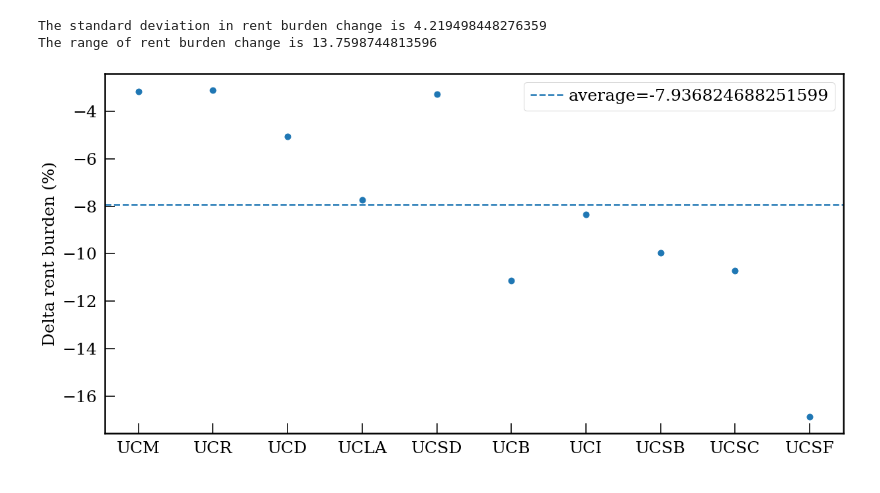
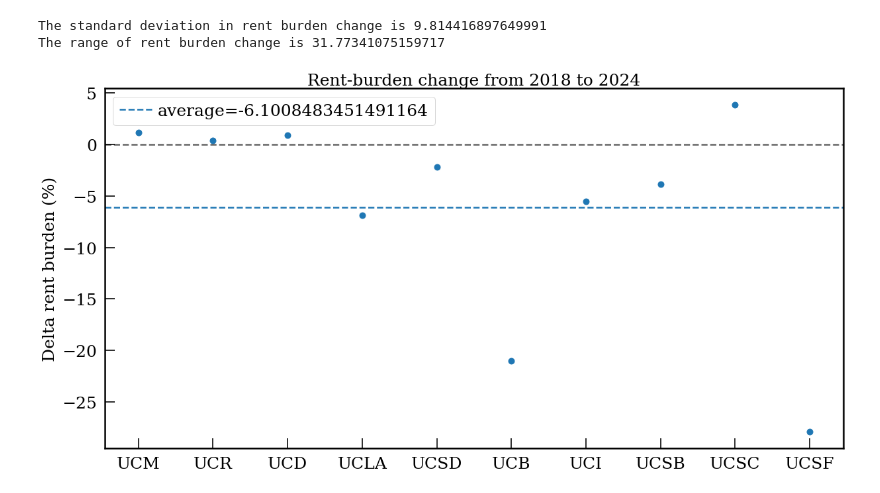
Before and after one commit to NeotenicPrimate/UawAnalysis, a Jupyter notebook: analysis/wages_report/analysis.ipynb, the cells around one changed output. Cells and saved outputs as stored; diff of their text form; code cells hidden in the pictures.

Commit message:
Updates for 12/15 mediated proposal
Updates for 12/15 mediated proposal

```diff
--- a/analysis/wages_report/analysis.ipynb
+++ b/analysis/wages_report/analysis.ipynb
@@ -44,12 +49,25 @@ def add_columns(camp_data, wage_data):
     return camp_data
 # %%
 #specify proposal to analyze
-prop = 'UAW120822'
+# prop = 'UAW120822'
 # prop = 'UC120222'
+prop = 'mediation121522'
+#specify which proposals have 9 month and 12 month rates
+props_9mo = ['UC120222','mediation121522']
 #load wage data for a that proposal
 fn = "wages_"+prop+".xlsx"
-data_wages = pd.read_excel(fn, None)
-wages = data_wages["avgStep"]
+# data_wages = pd.read_excel("wages_12-16.xlsx", None)
+data_wages = pd.read_excel("wages_"+prop+".xlsx", None)
+# wagesA = data_wages["avgStep_A"]
+# wagesB = data_wages["avgStep_B"]
+wages_data = [data_wages["avgStep_A"].copy(), data_wages["avgStep_B"]]
 #load rent data for all campuses
 campus_data = pd.read_excel("rent_data.xlsx", None)
 campuses = list(campus_data.keys())
+# %%
+data_12mo = add_columns(campus_data.copy(), wages_data, "12mo")
+if prop in props_9mo:
+    data_9mo = add_columns(campus_data.copy(), wages_data, "9mo")
+
+#example of what the dataframes for analysis now looks like
+data_12mo["UCR"]
@@ -56,7 +83,7 @@ campuses = list(campus_data.keys())
 # %%
-data_12mo = add_columns(campus_data.copy(), wages["12mo"].to_numpy())
-if prop == "UC120222":
-    data_9mo = add_columns(campus_data.copy(), wages["9mo"].to_numpy())
+# data_12mo = add_columns(campus_data.copy(), wages["12mo"].to_numpy())
+# if prop == "UC120222":
+#     data_9mo = add_columns(campus_data.copy(), wages["9mo"].to_numpy())
 
-#example of what the dataframes for analysis now looks like
-data_12mo["UCR"]
+# #example of what the dataframes for analysis now looks like
+# data_12mo["UCR"]
@@ -277,14 +299,21 @@ plt.legend(frameon=True)
 # %%
-#change in rent burden over contract duration
-del_RB = np.array(RB_12mo[-1]) - np.array(RB_12mo[0])
+#difference in rent burden between two years
+yr_i = 2018
+yr_f = 2024
+yr_i_idx = data_12mo['UCM']["year"][data_12mo['UCM']["year"]==yr_i].index[0]
+yr_f_idx = data_12mo['UCM']["year"][data_12mo['UCM']["year"]==yr_f].index[0]
+del_RB = np.array(RB_12mo[yr_f_idx]) - np.array(RB_12mo[yr_i_idx])
 plt.figure(figsize=(20,10))
 plt.scatter(campuses, del_RB, s=80)
 plt.axhline(np.mean(del_RB), label='average={}'.format(np.mean(del_RB)), ls='--')
+plt.axhline(0, ls='--', c='black', alpha=0.6)
+# plt.axhline(-5, ls='--', c='black', alpha=0.6)
 plt.ylabel("Delta rent burden (%)")
+plt.title("Rent-burden change from {} to {}".format(yr_i,yr_f))
 plt.legend(frameon=True)
 print("The standard deviation in rent burden change is {}".format(np.std(del_RB)))
 print("The range of rent burden change is {}".format(max(del_RB)-min(del_RB)))
 # %% [output]
-The standard deviation in rent burden change is 4.219498448276359
-The range of rent burden change is 13.7598744813596
+The standard deviation in rent burden change is 9.814416897649991
+The range of rent burden change is 31.77341075159717
-[figure, old version]
+[figure, new version]
```
Also changed, not shown: parts of 11 cells of this notebook, 1 other file.
